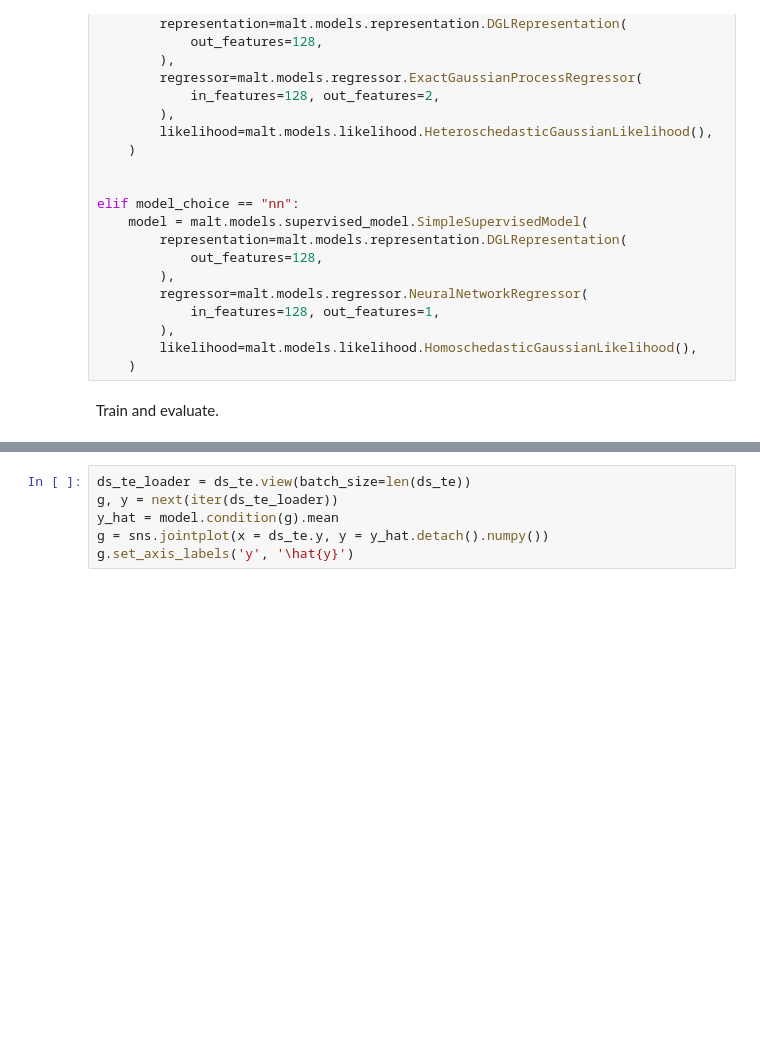
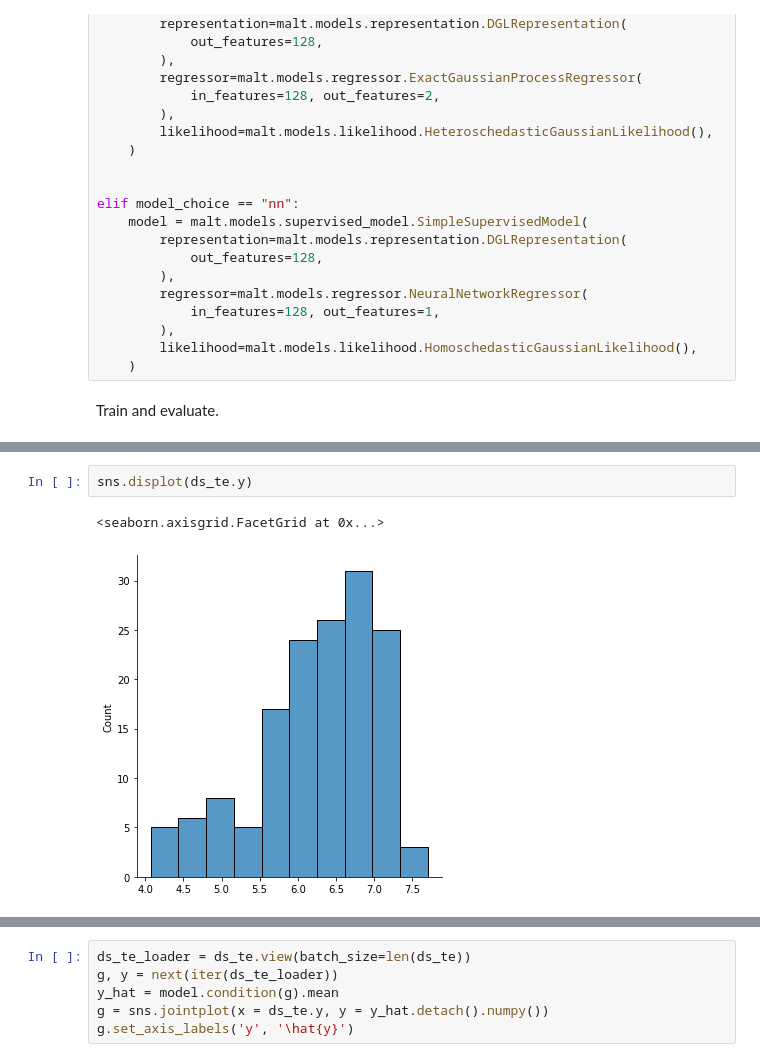
Before and after one commit to yuanqing-wang/malt, a Jupyter notebook: scripts/supervised/pIC50_test.ipynb, the cells around one changed output, grey strips where cells are left out. Cells and saved outputs as stored; diff of their text form; blank space fills up the shorter version.

```diff
--- a/scripts/supervised/pIC50_test.ipynb
+++ b/scripts/supervised/pIC50_test.ipynb
@@ -100,3 +107,8 @@ g.set_axis_labels('y', '\hat{y}')
+# %%
+sns.displot(ds_te.y)
+# %% [output]
+<seaborn.axisgrid.FacetGrid at 0x...>
+[figure, added]
 # %%
 import torch
 import dgl
```
Also changed, not shown: parts of 6 cells of this notebook, 5 other files.
